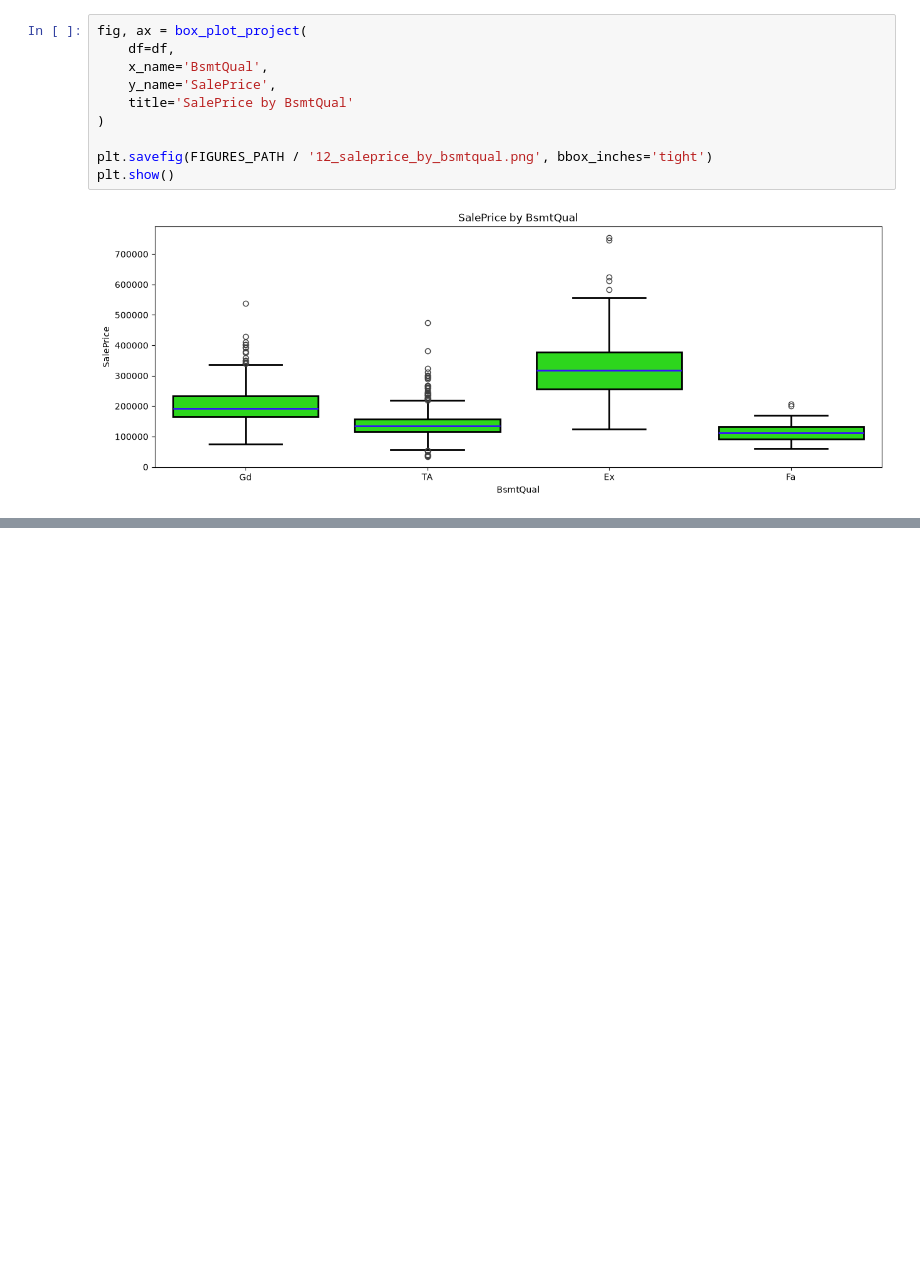
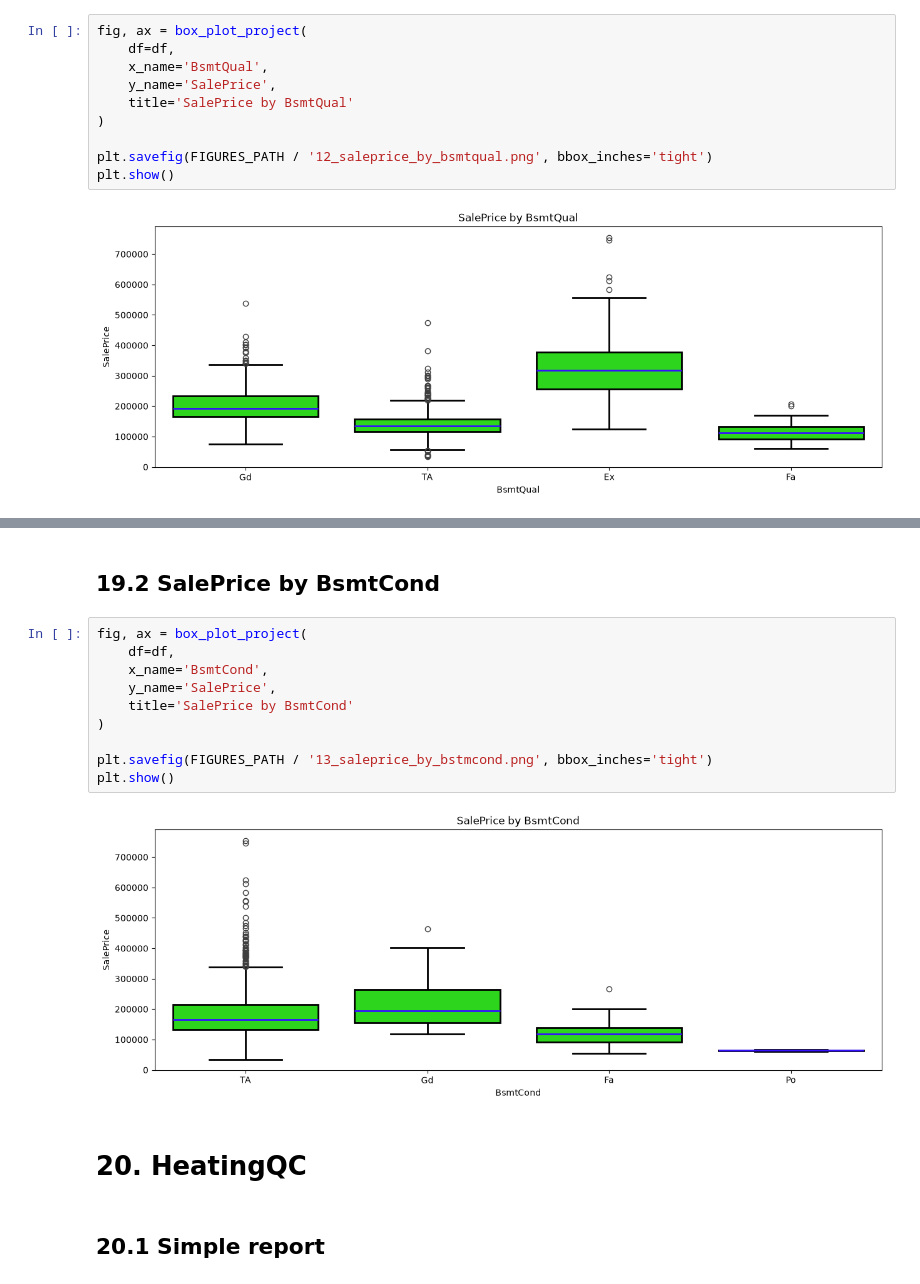
Before and after one commit to charligram/3_prediction_of_house_values, a Jupyter notebook: notebooks/02_EDA.ipynb, the cells around one changed output, grey strips where cells are left out. Saved outputs shown, nothing was run; the diff lists cells and outputs as text; blank space fills up the shorter version.

Commit message:
feat: add 30 to 74 feature plots

```diff
--- a/notebooks/02_EDA.ipynb
+++ b/notebooks/02_EDA.ipynb
@@ -752,0 +764,18 @@ plt.show()
+# %% [markdown]
+## 19.2 SalePrice by BsmtCond
+# %%
+fig, ax = box_plot_project(
+    df=df,
+    x_name='BsmtCond',
+    y_name='SalePrice',
+    title='SalePrice by BsmtCond'
+)
+
+plt.savefig(FIGURES_PATH / '13_saleprice_by_bstmcond.png', bbox_inches='tight')
+plt.show()
+# %% [output]
+[figure, added]
+# %% [markdown]
+# 20. HeatingQC
+# %% [markdown]
+## 20.1 Simple report
```
Also changed, not shown: parts of 118 cells of this notebook, 29 other files.
